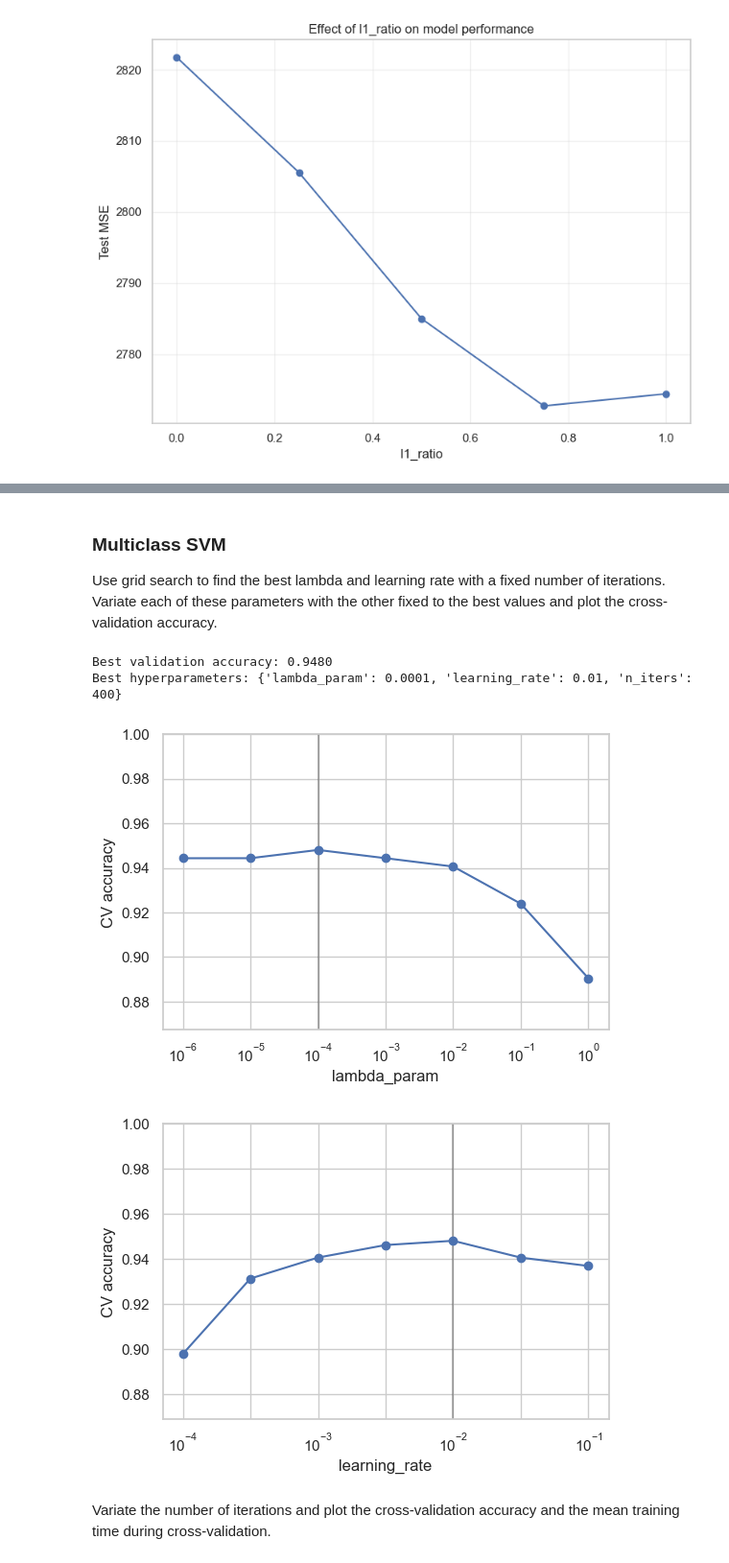
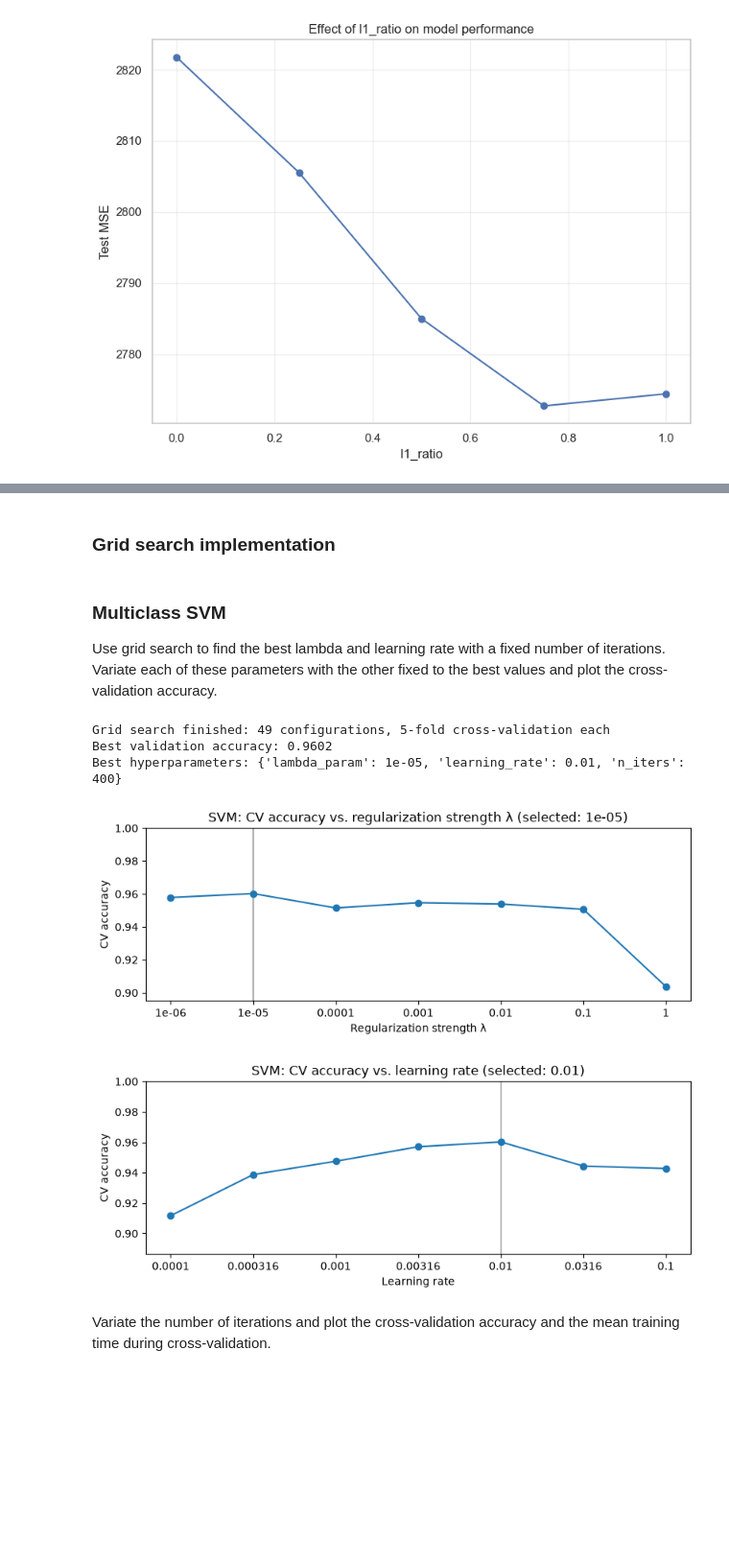
Before and after one commit to louisslnn/ecse551-assignment1, a Jupyter notebook: notebooks/Poon_Robatche-Claive_Salanon_Xu_Assignment1.ipynb, the cells around one changed output, grey strips where cells are left out. Shown at 96% size. Drawn from its saved outputs; the diff is of its cells as text; code cells hidden in the pictures; blank space fills up the shorter version.

```diff
--- a/notebooks/Poon_Robatche-Claive_Salanon_Xu_Assignment1.ipynb
+++ b/notebooks/Poon_Robatche-Claive_Salanon_Xu_Assignment1.ipynb
@@ -957,0 +699,2 @@ X_train, X_test, y_train, y_test = train_test_split(X, y, test_size=0.7, random_
+# %% [markdown]
+### Grid search implementation
@@ -962,24 +884,25 @@ Use grid search to find the best lambda and learning rate with a fixed number of
 # %%
 svm_grid = {
     "lambda_param": np.logspace(-6, 0, 7).tolist(),
     "learning_rate": np.logspace(-4, -1, 7).tolist(),
     "n_iters": 400
 }
 svm_plot_config = {
     "lambda_param": ("log", "accuracy"),
     "learning_rate": ("log", "accuracy")
 }
 build_svm = lambda p: MulticlassSVM(**p)
 grid, best_idx = grid_search(build_svm, svm_grid, X_train, y_train)
 svm_best_params = grid.index_to_params(best_idx)
-print(f"Best validation accuracy: {grid[best_idx]["test_score"]:.4f}")
+print(f"Best validation accuracy: {grid[best_idx]['test_score']:.4f}")
 print("Best hyperparameters:", svm_best_params)
-plot_slices(grid, best_idx, svm_plot_config)
+plot_slices(grid, best_idx, svm_plot_config, "SVM")
 # %% [output]
-Best validation accuracy: 0.9480
-Best hyperparameters: {'lambda_param': 0.0001, 'learning_rate': 0.01, 'n_iters': 400}
+Grid search finished: 49 configurations, 5-fold cross-validation each
+Best validation accuracy: 0.9602
+Best hyperparameters: {'lambda_param': 1e-05, 'learning_rate': 0.01, 'n_iters': 400}
-[figure, old version]
+[figure, new version]
-[figure, old version]
+[figure, new version]
 # %% [markdown]
 Variate the number of iterations and plot the cross-validation accuracy and the mean training time during cross-validation.
 # %%
```
Also changed, not shown: parts of 18 cells of this notebook.
